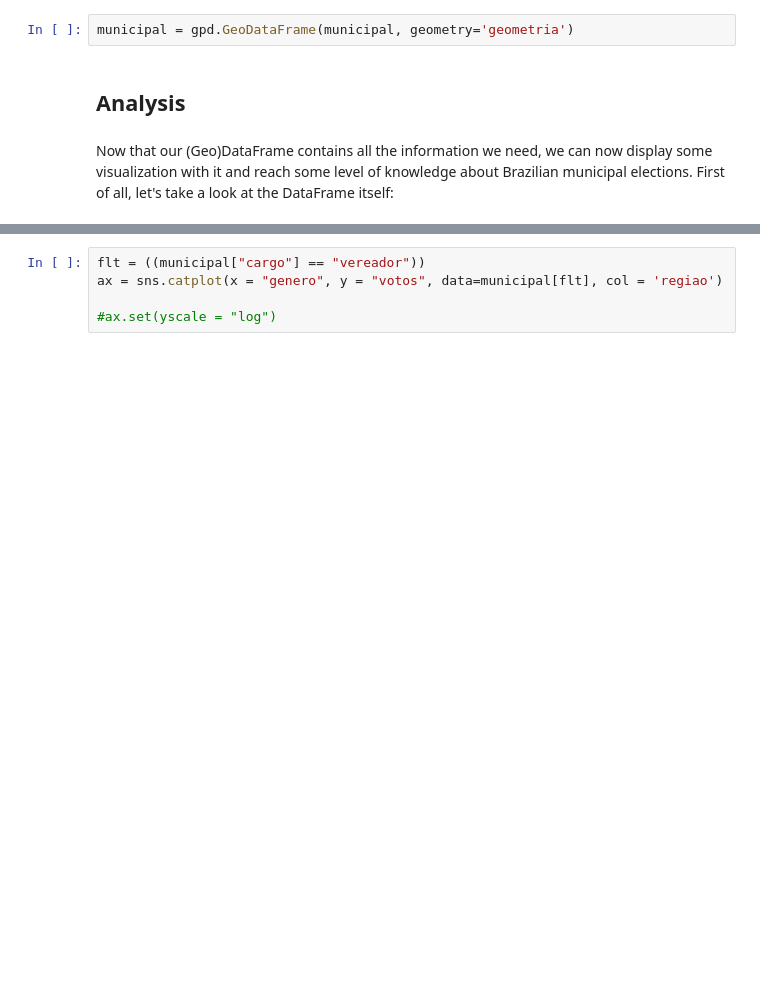
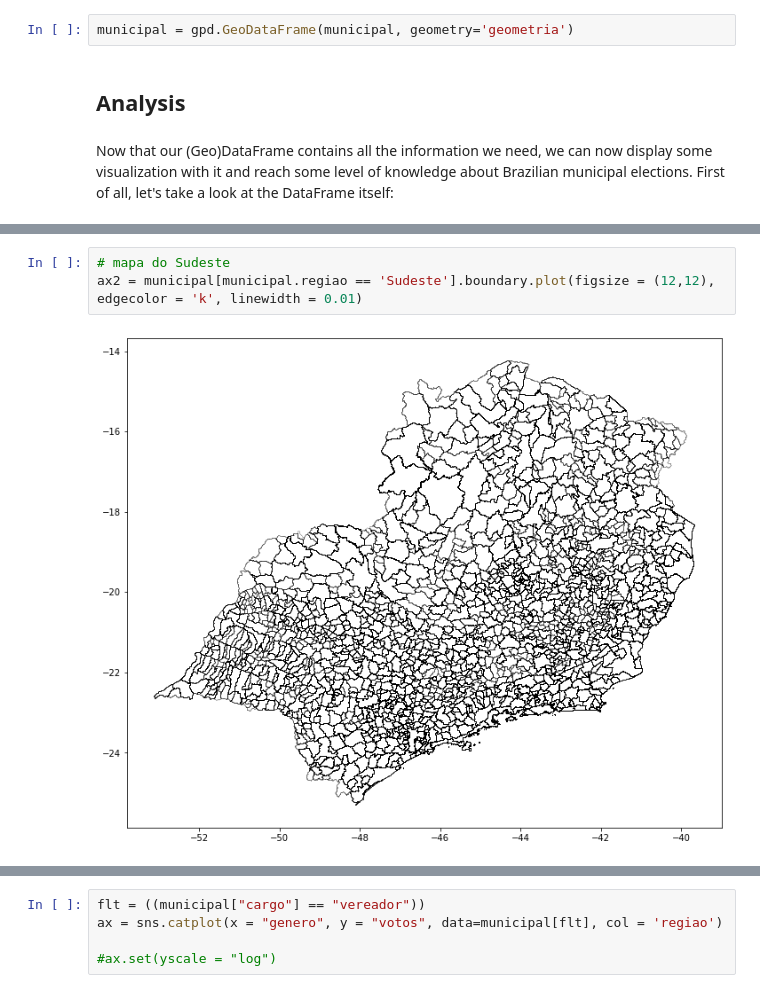
Before and after one commit to felipelmc/Brazilian-Elections, a Jupyter notebook: analysis.ipynb, the cells around one changed output, grey strips where cells are left out. Cells and saved outputs as stored; diff of their text form; blank space fills up the shorter version.

```diff
--- a/analysis.ipynb
+++ b/analysis.ipynb
@@ -163,0 +170,5 @@ municipal = municipal[flt]
+# %%
+# mapa do Sudeste
+ax2 = municipal[municipal.regiao == 'Sudeste'].boundary.plot(figsize = (12,12), edgecolor = 'k', linewidth = 0.01)
+# %% [output]
+[figure, added]
```
Also changed, not shown: parts of 47 cells of this notebook.
